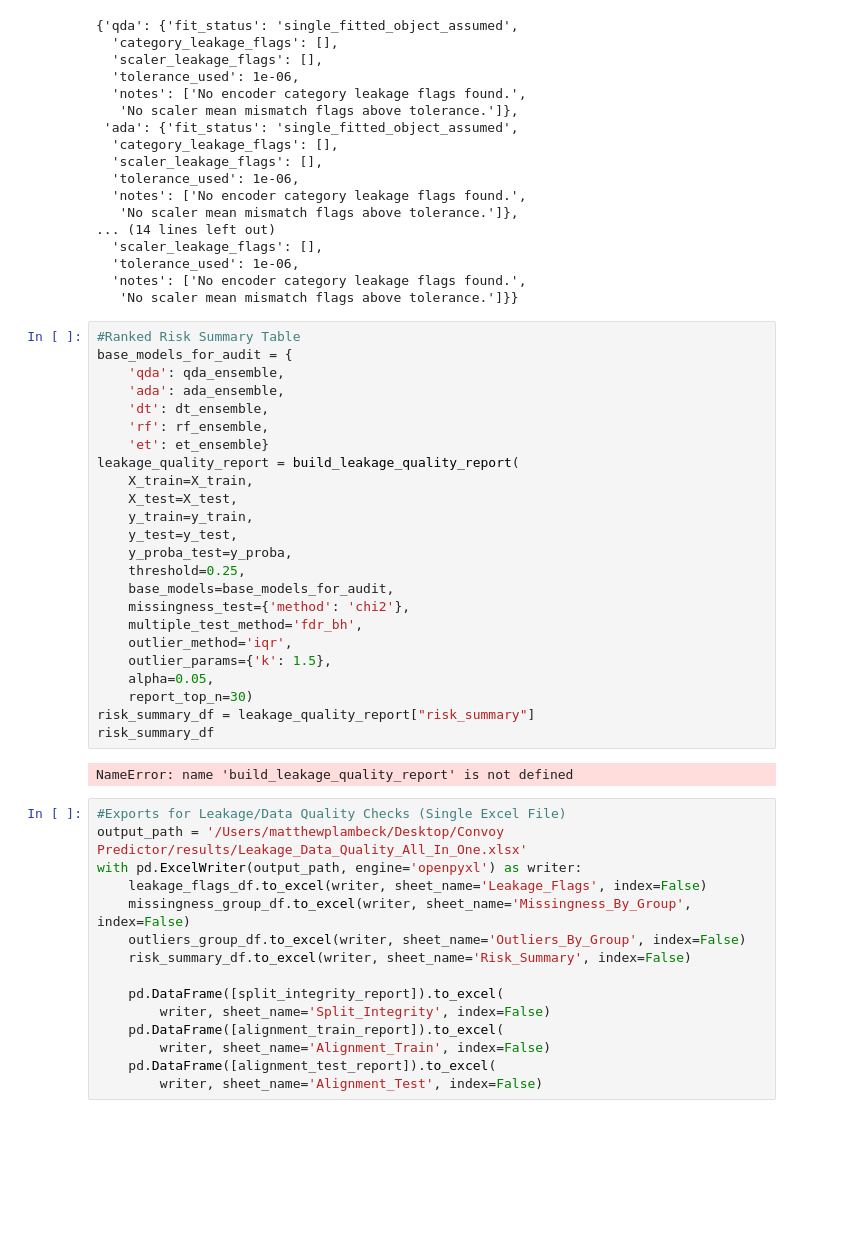
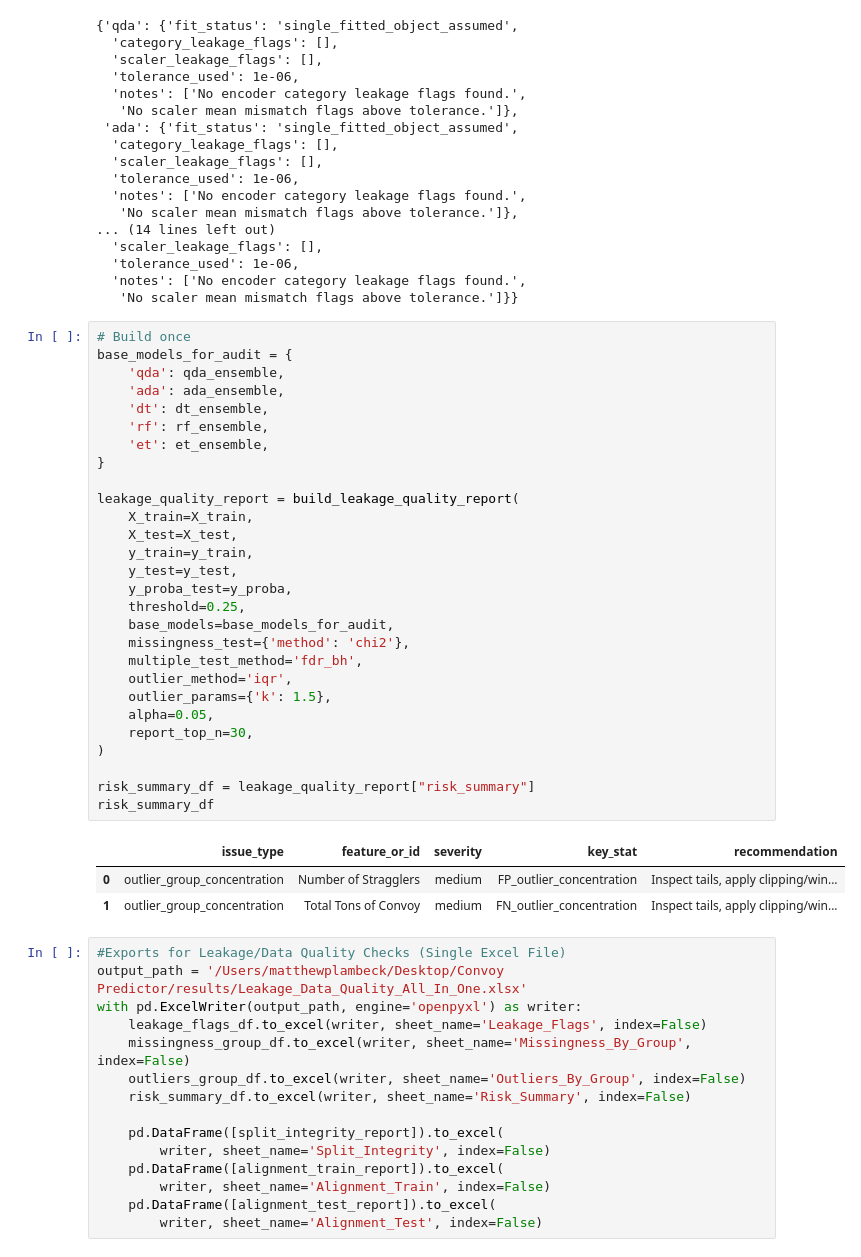
Before and after one commit to MAP9900/Convoy-Predictor-Project, a Jupyter notebook: notebooks/models/Results.ipynb, the cells around one changed output. Saved outputs shown, nothing was run; the diff lists cells and outputs as text; blank space fills up the shorter version.

```diff
--- a/notebooks/models/Results.ipynb
+++ b/notebooks/models/Results.ipynb
@@ -1158,31 +1167,37 @@ base_preprocess_audits
   'notes': ['No encoder category leakage flags found.',
    'No scaler mean mismatch flags above tolerance.']}}
 # %%
-#Ranked Risk Summary Table
+# Build once
 base_models_for_audit = {
     'qda': qda_ensemble,
     'ada': ada_ensemble,
     'dt': dt_ensemble,
     'rf': rf_ensemble,
-    'et': et_ensemble}
+    'et': et_ensemble,
+}
+
 leakage_quality_report = build_leakage_quality_report(
     X_train=X_train,
     X_test=X_test,
     y_train=y_train,
     y_test=y_test,
     y_proba_test=y_proba,
     threshold=0.25,
     base_models=base_models_for_audit,
     missingness_test={'method': 'chi2'},
     multiple_test_method='fdr_bh',
     outlier_method='iqr',
     outlier_params={'k': 1.5},
     alpha=0.05,
-    report_top_n=30)
+    report_top_n=30,
+)
+
 risk_summary_df = leakage_quality_report["risk_summary"]
 risk_summary_df
 # %% [output]
-NameError: name 'build_leakage_quality_report' is not defined
+|  | issue_type | feature_or_id | severity | key_stat | recommendation |
+| 0 | outlier_group_concentration | Number of Stragglers | medium | FP_outlier_concentration | Inspect tails, apply clipping/win... |
+| 1 | outlier_group_concentration | Total Tons of Convoy | medium | FN_outlier_concentration | Inspect tails, apply clipping/win... |
 # %%
 #Exports for Leakage/Data Quality Checks (Single Excel File)
 output_path = '/Users/matthewplambeck/Desktop/Convoy Predictor/results/Leakage_Data_Quality_All_In_One.xlsx'
```
Also changed, not shown: parts of 9 cells of this notebook, 21 other files.
